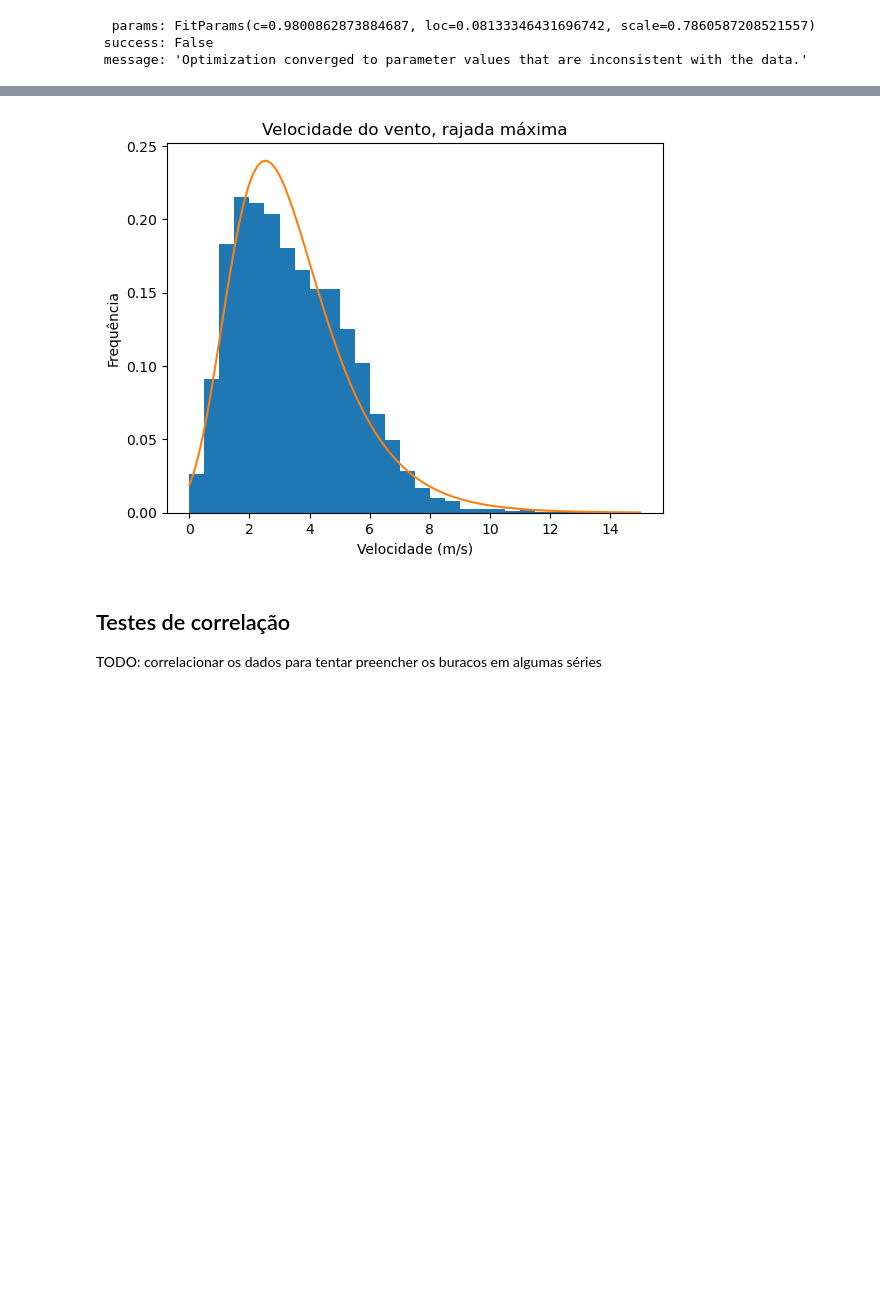
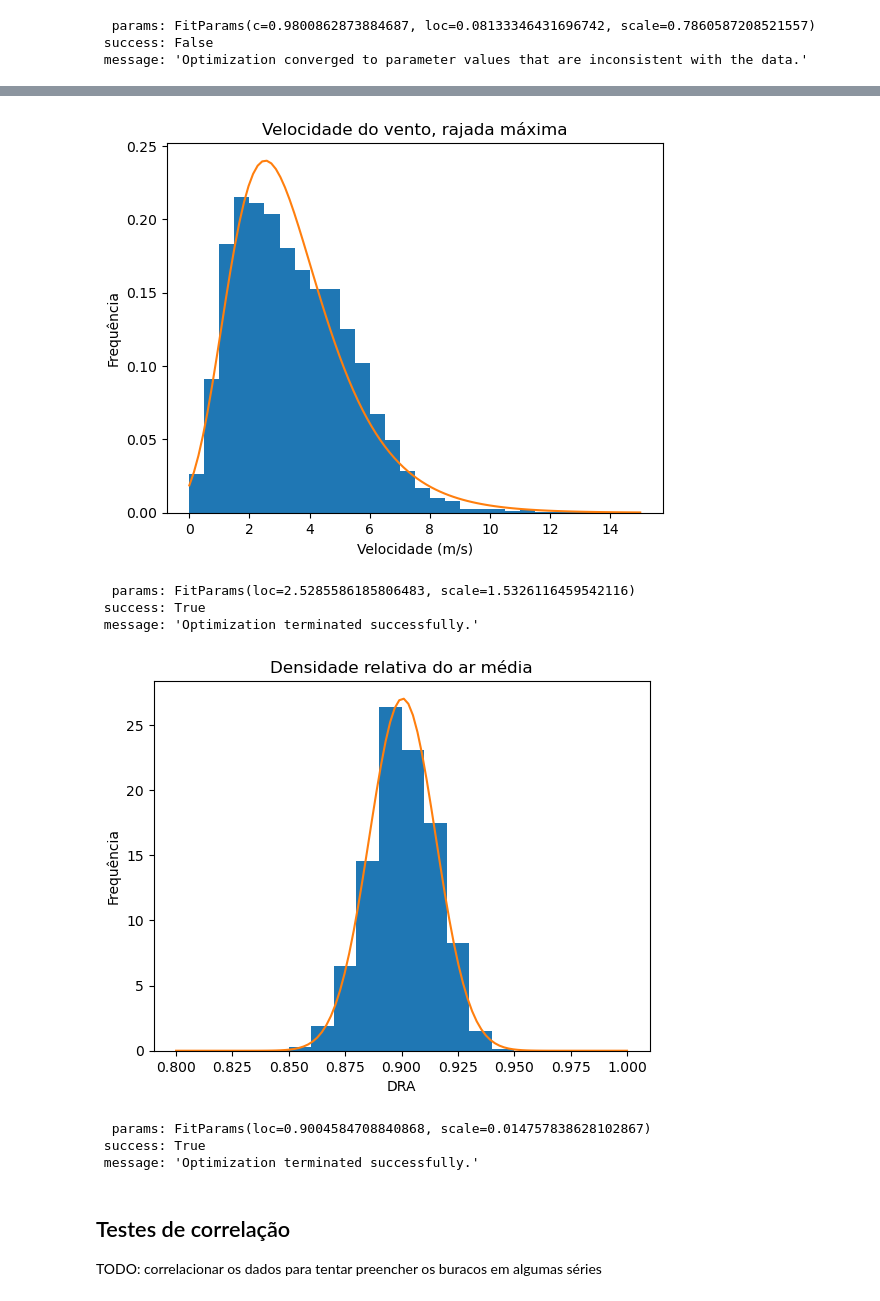
Before and after one commit to carloskleber/nbr5422, a Jupyter notebook: python/tratamentoEstatistico.ipynb, the cells around one changed output, grey strips where cells are left out. Saved outputs shown, nothing was run; the diff lists cells and outputs as text; code cells hidden in the pictures; blank space fills up the shorter version.

```diff
--- a/python/tratamentoEstatistico.ipynb
+++ b/python/tratamentoEstatistico.ipynb
@@ -114,8 +120,31 @@ plt.xlabel('Velocidade (m/s)')
 plt.ylabel('Frequência')
 plt.title('Velocidade do vento, rajada máxima')
 plt.show()
+res
 # %% [output]
 [figure]
+  params: FitParams(loc=2.5285586185806483, scale=1.5326116459542116)
+ success: True
+ message: 'Optimization terminated successfully.'
+# %%
+df['dra'] = df['pMed']/1013 * (293)/(273 + df['tMed'])
+dfDra = df['dra']
+dist = stats.norm
+res = stats.fit(dist, dfDra[np.isfinite(dfDra)], [(0.5, 1), (0.01, 2)])
+fig, ax = plt.subplots(1,1)
+ax.hist(dfDra, bins=np.arange(0.8, 1, 0.01), density=True);
+x = np.linspace(0.8, 1, 100)
+ax.plot(x, stats.norm.pdf(x, *res.params))
+plt.xlabel('DRA')
+plt.ylabel('Frequência')
+plt.title('Densidade relativa do ar média')
+plt.show()
+res
+# %% [output]
+[figure, added]
+  params: FitParams(loc=0.9004584708840868, scale=0.014757838628102867)
+ success: True
+ message: 'Optimization terminated successfully.'
 # %% [markdown]
 ## Testes de correlação
 
```
Also changed, not shown: parts of 3 cells of this notebook, 2 other files.
